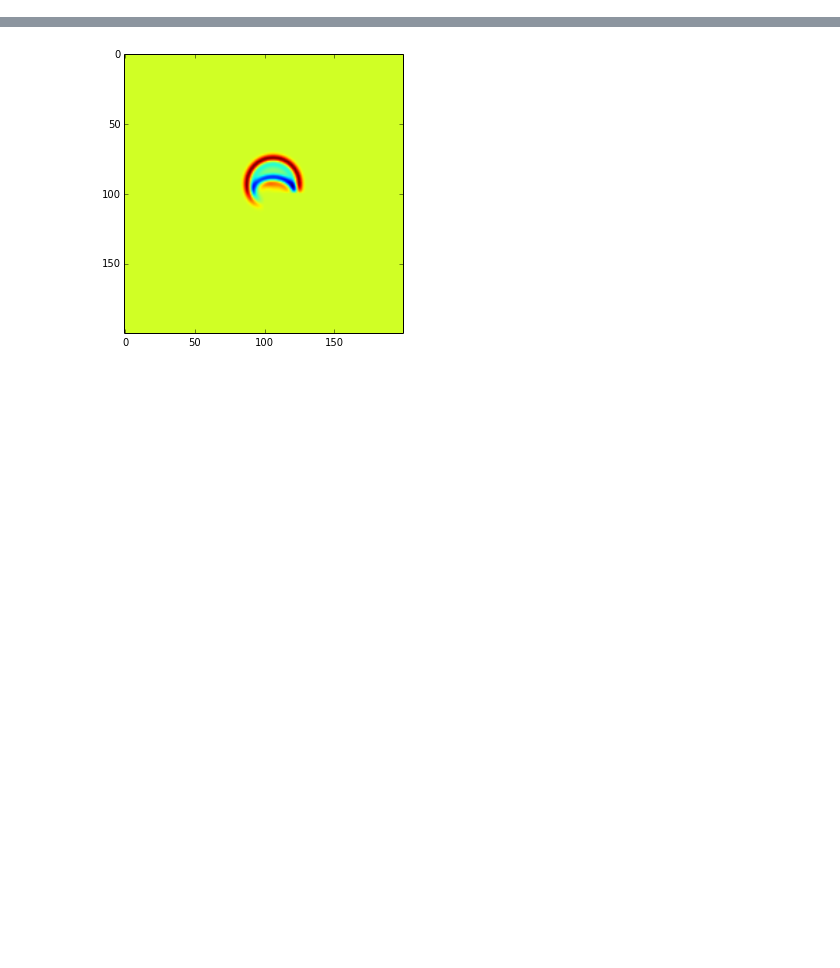
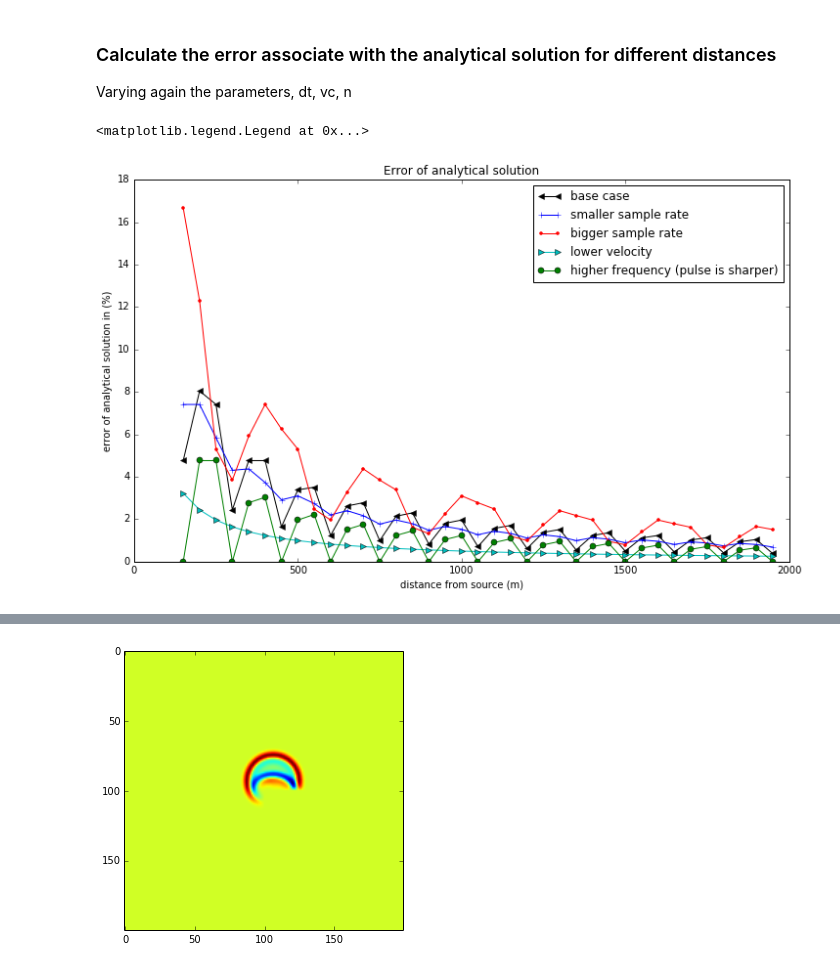
Before and after one commit to eusoubrasileiro/geonumerics, a Jupyter notebook: ipython_notebooks/Fatiando - F.D. vs Analytic Solution.ipynb, the cells around one changed output, grey strips where cells are left out. Drawn from its saved outputs; the diff is of its cells as text; code cells hidden in the pictures; blank space fills up the shorter version.

```diff
--- a/ipython_notebooks/Fatiando - F.D. vs Analytic Solution.ipynb
+++ b/ipython_notebooks/Fatiando - F.D. vs Analytic Solution.ipynb
@@ -188,0 +343,15 @@ G value (Alford) greatly controls numerical dispersion.
+# %%
+def peak_verror(velocity, distance, dt,  s_analytic, st, verbose=False):
+     # it  was in the 0 at t=0
+    v_analytic =  distance/((s_analytic.argmax()-st.argmax())*dt)
+    err = (abs(v_analytic-velocity)/velocity)*100
+    if verbose:
+        print "estimated velocity", v_analytic
+        print "error %", err
+    return err
+# %%
+def error_vpeak_analytic(distance, velocity, dt, st):
+    n = st.size
+    t = linspace(0, n*dt, n)
+    analytic = free_2d_analytic_s(distance, velocity, dt, st)
+    return peak_verror(velocity, distance, dt, analytic, st)
@@ -188,0 +365,60 @@ G value (Alford) greatly controls numerical dispersion.
+# %% [markdown]
+### Calculate the error associate with the analytical solution for different distances ###
+
+Varying again the parameters, dt, vc, n
+# %%
+import functools
+
+figure(figsize(12, 7))
+
+fc = 10.0
+dt = 0.005
+fricker = wavefd.Ricker(1., fc, 1./fc)
+t = np.arange(0.0, 200.0, dt)
+y = map(functools.partial(error_vpeak_analytic, velocity=1500, dt=dt, st=fricker(t)),
+        arange(150, 2000, 50))
+
+fc = 10.0
+dt = 0.001
+fricker = wavefd.Ricker(1., fc, 1./fc)
+t = np.arange(0.0, 40.0, dt)
+y1 = map(functools.partial(error_vpeak_analytic, velocity=1500, dt=dt, st=fricker(t)),
+        arange(150, 2000, 50))
+
+fc = 10.0
+dt = 0.008
+fricker = wavefd.Ricker(1., fc, 1./fc)
+t = np.arange(0.0, 320.0, dt)
+y2 = map(functools.partial(error_vpeak_analytic, velocity=1500, dt=dt, st=fricker(t)),
+        arange(150, 2000, 50))
+
+
+fc = 10.0
+dt = 0.005
+fricker = wavefd.Ricker(1., fc, 1./fc)
+t = np.arange(0.0, 200.0, dt)
+y4 = map(functools.partial(error_vpeak_analytic, velocity=1000, dt=dt, st=fricker(t)),
+        arange(150, 2000, 50))
+
+
+fc = 25.0
+dt = 0.005
+fricker = wavefd.Ricker(1., fc, 1./fc)
+t = np.arange(0.0, 200.0, dt)
+y3 = map(functools.partial(error_vpeak_analytic, velocity=1500, dt=dt, st=fricker(t)),
+        arange(150, 2000, 50))
+
+
+plot(arange(150, 2000, 50), y, 'k<-', label='base case') # base case
+plot(arange(150, 2000, 50), y1, 'b+-', label='smaller sample rate') #
+plot(arange(150, 2000, 50), y2, 'r.-', label='bigger sample rate') # bigger sample rate
+plot(arange(150, 2000, 50), y4, 'c>-', label='lower velocity')
+plot(arange(150, 2000, 50), y3, 'og-', label='higher frequency (pulse is sharper)') # higher frequency pulse is sharper\
+
+xlabel('distance from source (m)')
+ylabel('error of analytical solution in (%)')
+title('Error of analytical solution')
+legend()
+# %% [output]
+<matplotlib.legend.Legend at 0x...>
+[figure, added]
```
Also changed, not shown: parts of 45 cells of this notebook.
